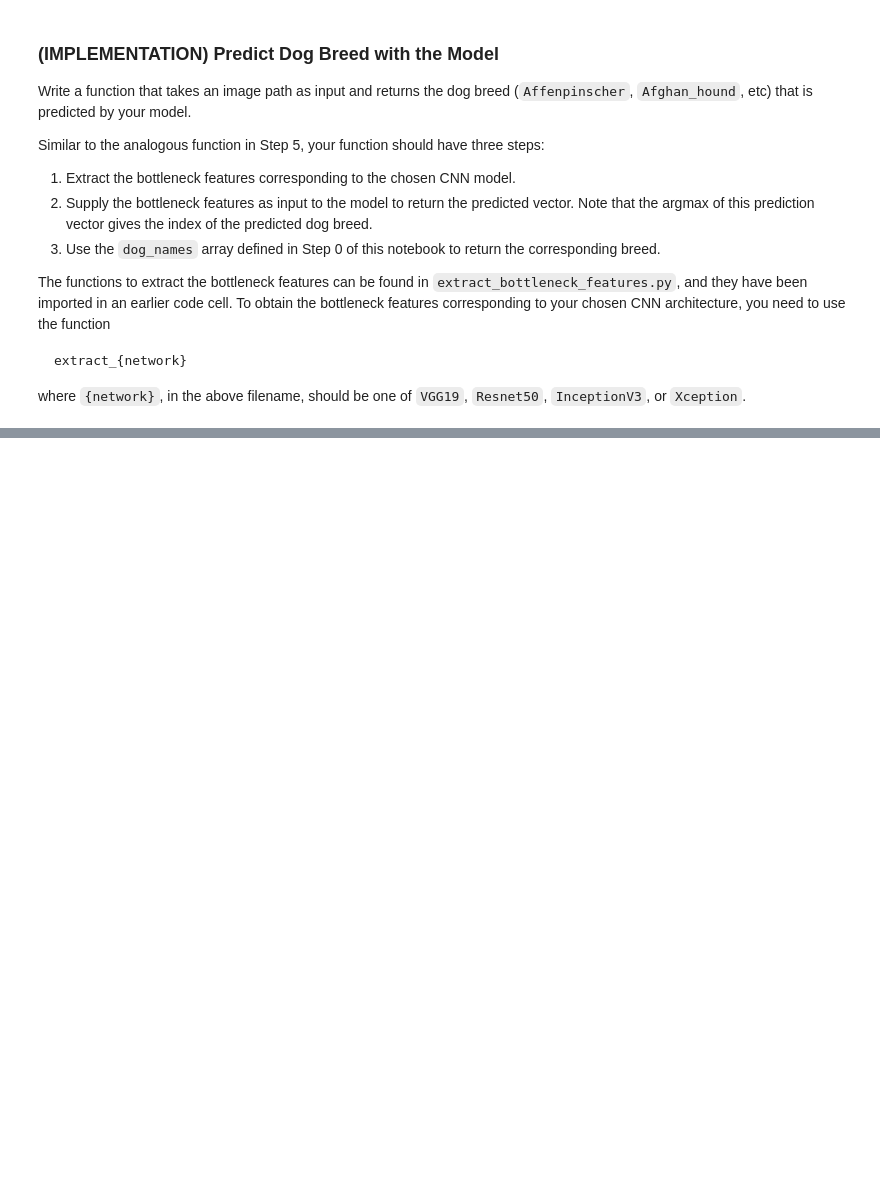
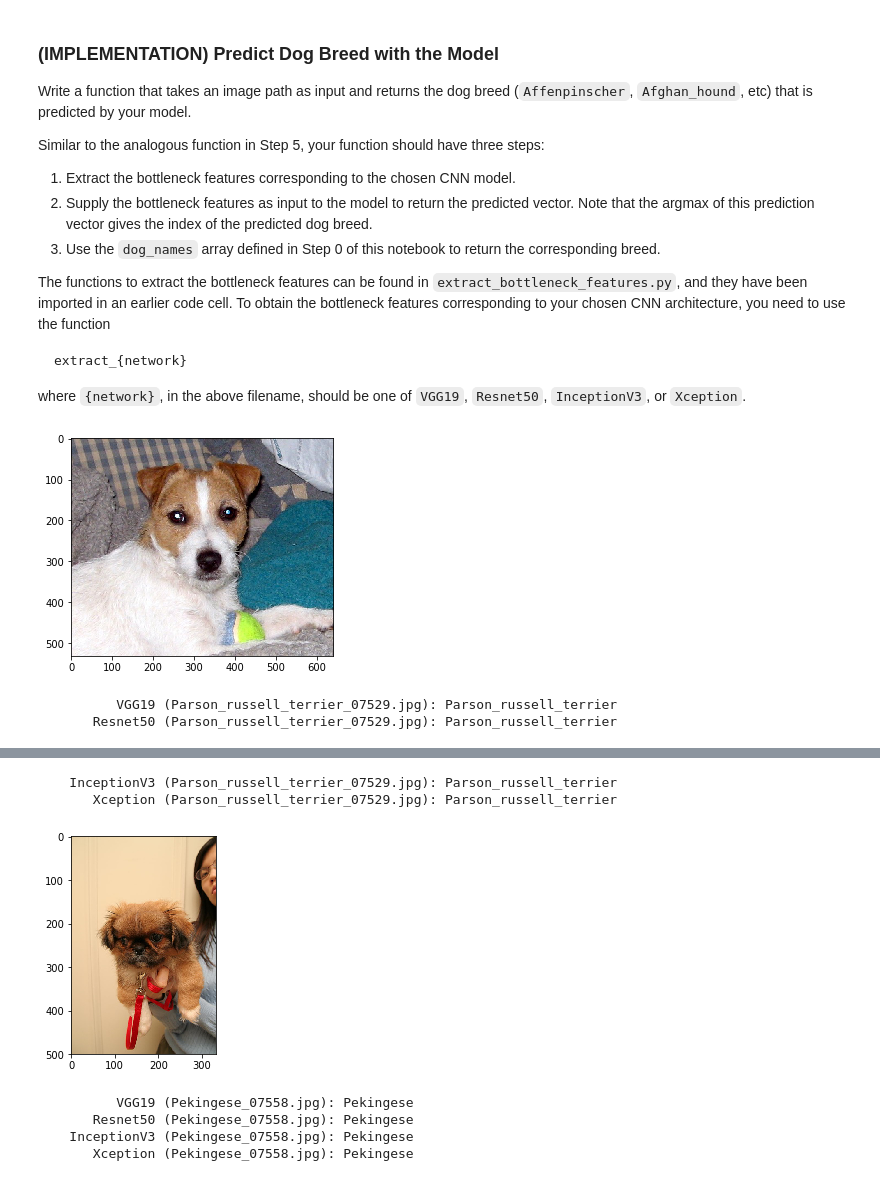
Before and after one commit to daniel-tejeda/dog-project, a Jupyter notebook: dog_app.ipynb, the cells around one changed output, grey strips where cells are left out. Drawn from its saved outputs; the diff is of its cells as text; code cells hidden in the pictures; blank space fills up the shorter version.

```diff
--- a/dog_app.ipynb
+++ b/dog_app.ipynb
@@ -461,7 +466,7 @@ datagen_train.fit(train_tensors)
 from keras.callbacks import ModelCheckpoint
 
 ### DONE: specify the number of epochs that you would like to use to train the model.
-epochs = 20
+epochs = 25
 batch_size = 32
 
 ### Do NOT modify the code below this line.
@@ -712,9 +755,13 @@ __Answer:__
 # %%
 ### DONE: Define your architecture.
 
+#models['VGG19'].build_classifier(layers=[(512,0.2),(256,0.2)])
+
+#for net in ['Resnet50', 'InceptionV3', 'Xception']:
+#    models[net].build_classifier(layers=[(2048,0.2)])
+
 for net in models:
-    models[net].build_model()
-
+    models[net].build_classifier()
     print('\n\n{} classifier:'.format(net))
     models[net].classifier.summary()
 # %% [output]
@@ -748,15 +795,12 @@ Train your model in the code cell below.  Use model checkpointing to save the mo
 
 You are welcome to [augment the training data](https://blog.keras.io/building-powerful-image-classification-models-using-very-little-data.html), but this is not a requirement.
 # %%
-### DONE: Train the model.
+## DONE: Train the model.
 
 models['VGG19'].train(batch_size=128, epochs=30)
 
-models['Resnet50'].train()
-
-models['InceptionV3'].train()
-
-models['Xception'].train()
+for net in ['Resnet50', 'InceptionV3', 'Xception']:
+    models[net].train()
 # %% [output]
 [Training START] VGG19
 
@@ -816,6 +859,28 @@ The functions to extract the bottleneck features can be found in `extract_bottle
     extract_{network}
 
 where `{network}`, in the above filename, should be one of `VGG19`, `Resnet50`, `InceptionV3`, or `Xception`.
+# %%
+def show_image(img_path):
+
+    img = cv2.imread(img_path)
+    cv_rgb = cv2.cvtColor(img, cv2.COLOR_BGR2RGB)
+    plt.imshow(cv_rgb)
+    plt.show()
 # %%
-### TODO: Write a function that takes a path to an image as input
+### DONE: Write a function that takes a path to an image as input
 ### and returns the dog breed that is predicted by the model.
+
+images = []
+images.append('dogImages/test/116.Parson_russell_terrier/Parson_russell_terrier_07529.jpg')
+images.append('dogImages/test/117.Pekingese/Pekingese_07558.jpg')
+#imgp = 'images/lead_720_405.jpg'
+
+for imgp in images:
+    show_image(imgp)
+    for net in models:
+        pred = models[net].predict_breed(imgp)
+        print('{:>15} ({}): {}'.format(net,imgp.split('/')[-1],pred))
+# %% [output]
+[figure, added]
+          VGG19 (Parson_russell_terrier_07529.jpg): Parson_russell_terrier
+       Resnet50 (Parson_russell_terrier_07529.jpg): Parson_russell_terrier
@@ -822,3 +888,10 @@ where `{network}`, in the above filename, should be one of `VGG19`, `Resnet50`,
+    InceptionV3 (Parson_russell_terrier_07529.jpg): Parson_russell_terrier
+       Xception (Parson_russell_terrier_07529.jpg): Parson_russell_terrier
+[figure, added]
+          VGG19 (Pekingese_07558.jpg): Pekingese
+       Resnet50 (Pekingese_07558.jpg): Pekingese
+    InceptionV3 (Pekingese_07558.jpg): Pekingese
+       Xception (Pekingese_07558.jpg): Pekingese
 # %% [markdown]
 ---
 <a id='step6'></a>
```
Also changed, not shown: parts of 18 cells of this notebook, 11 other files.
